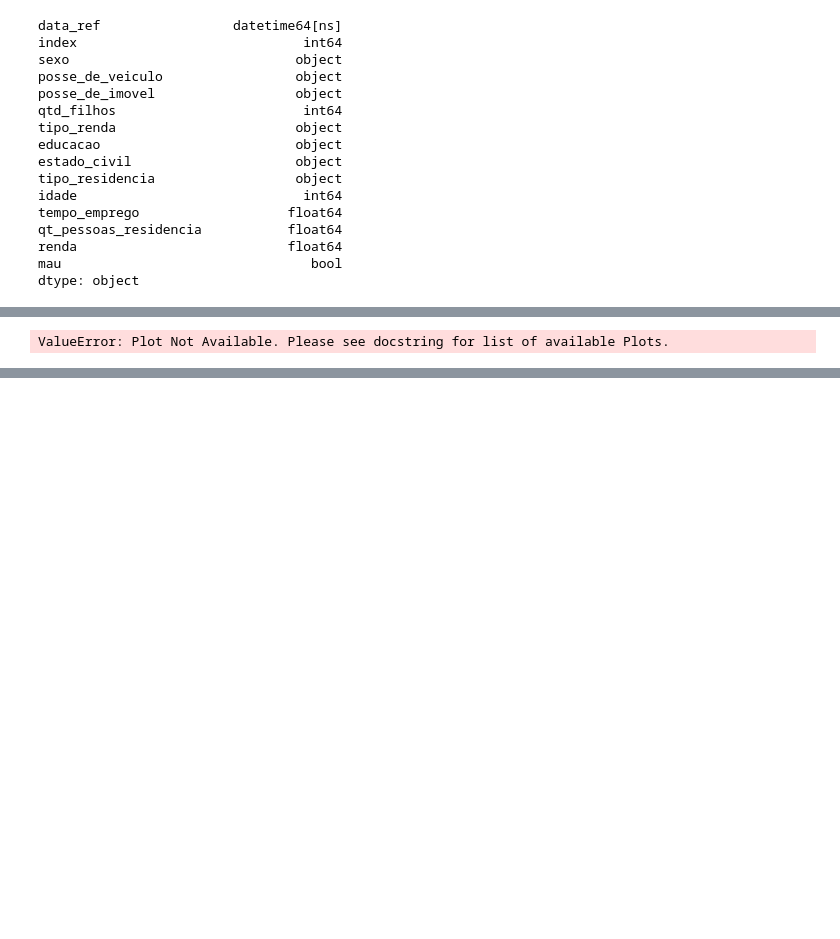
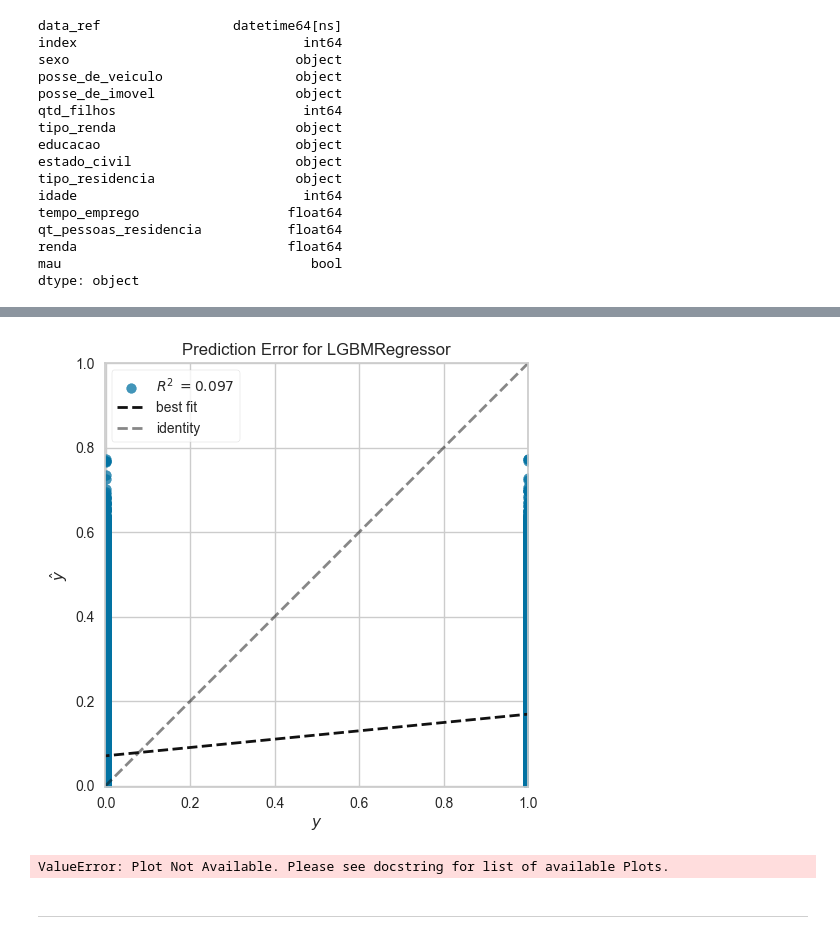
Before and after one commit to raafarosa/Ebac_Data_Scientist_Gen, a Jupyter notebook: Module_38_Streamlit_FinalProject/Final_Project/teste.ipynb, the cells around one changed output, grey strips where cells are left out. Cells and saved outputs as stored; diff of their text form; code cells hidden in the pictures; blank space fills up the shorter version.

```diff
--- a/Module_38_Streamlit_FinalProject/Final_Project/teste.ipynb
+++ b/Module_38_Streamlit_FinalProject/Final_Project/teste.ipynb
@@ -717,4 +717,3 @@ plot_model(lightgbm, plot='feature')
 # %%
-plot_model(lightgbm, plot='AUC')
+plot_model(lightgbm, plot='error')
 # %% [output]
-ValueError: Plot Not Available. Please see docstring for list of available Plots.
@@ -721,8 +721,13 @@ ValueError: Plot Not Available. Please see docstring for list of available Plots
+[figure, added]
 # %%
-plot_model(lightgbm, plot = 'pr')
+plot_model(lightgbm, plot = 'tuned_lightgbm')
+# %% [output]
+ValueError: Plot Not Available. Please see docstring for list of available Plots.
 # %%
 plot_model(lightgbm, plot = 'confusion_matrix')
 # %%
 predict_model(lightgbm)
 # %%
 save_model(lightgbm,'model_final.pkl')
+# %% [markdown]
+---
```
Also changed, not shown: parts of 7 cells of this notebook, 10 other files.
